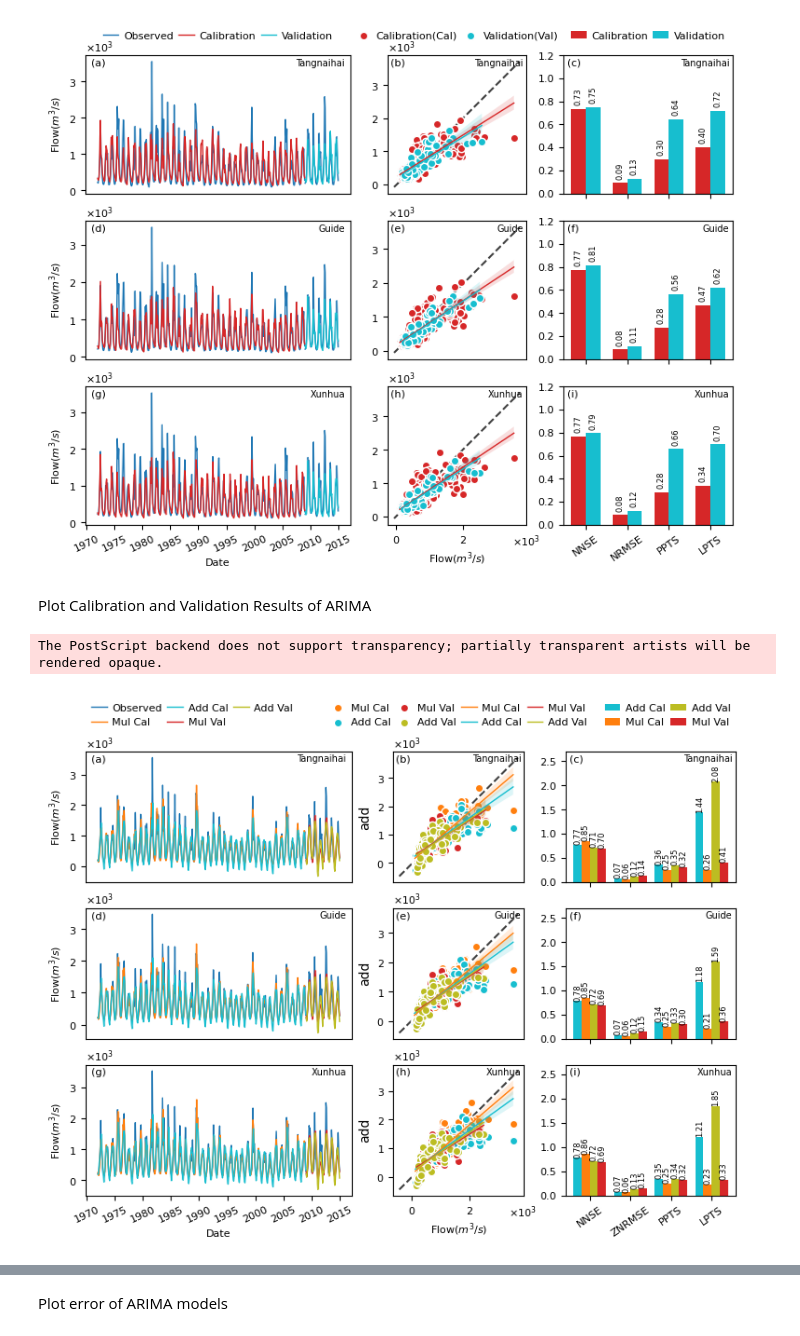
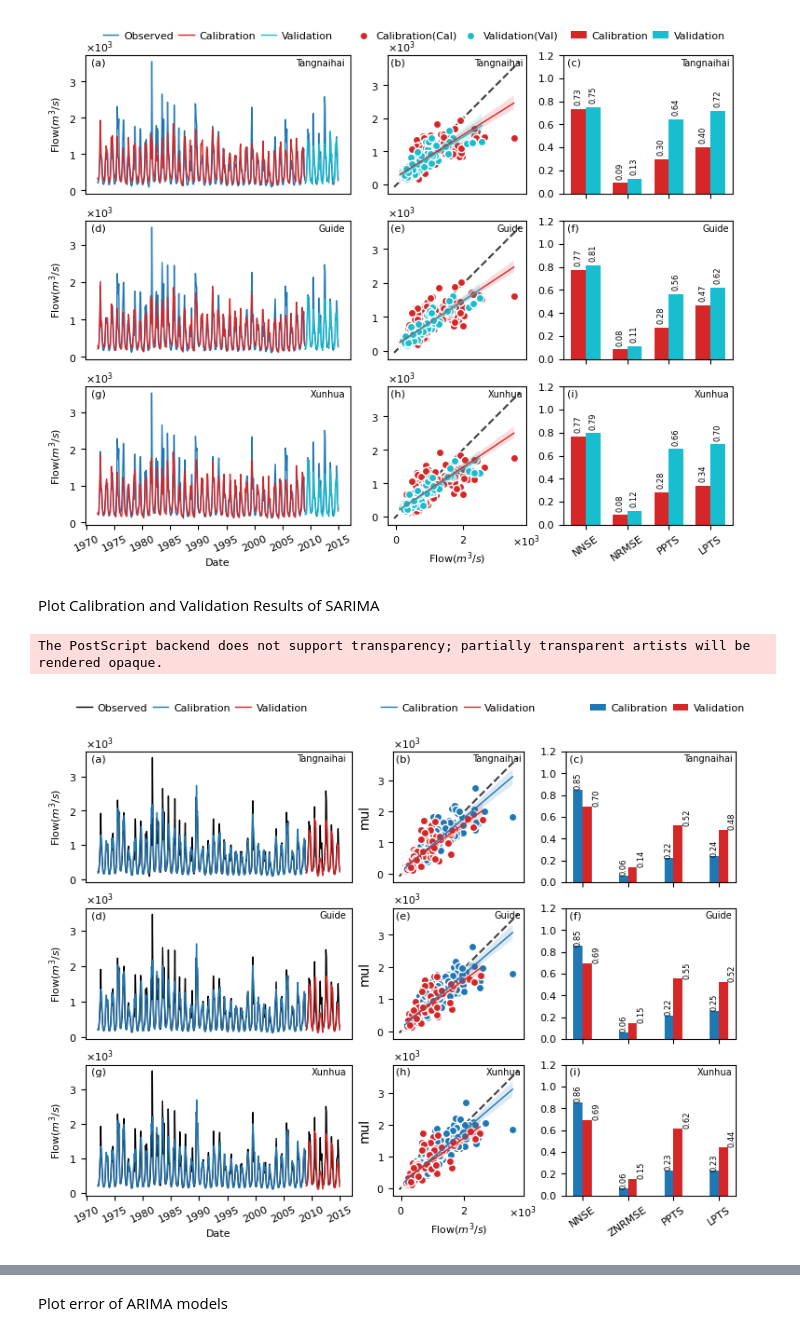
Before and after one commit to zjy8006/IntercomparisonSeasonalFlowPred, a Jupyter notebook: src/plot_results.ipynb, the cells around one changed output, grey strips where cells are left out. Saved outputs shown, nothing was run; the diff lists cells and outputs as text; code cells hidden in the pictures.

```diff
--- a/src/plot_results.ipynb
+++ b/src/plot_results.ipynb
@@ -467,7 +467,7 @@ plt.savefig(f'../figs/SWATPlusCalVal.tif', format='TIFF', dpi=330)
 The PostScript backend does not support transparency; partially transparent artists will be rendered opaque.
 [figure]
 # %% [markdown]
-Plot Calibration and Validation Results of ARIMA
+Plot Calibration and Validation Results of SARIMA
 # %%
 import matplotlib.pyplot as plt
 import pandas as pd
@@ -556,17 +556,17 @@ for hydro_station,axs,letter in zip(hydro_stations,ax_list,letters):
     val_df['mul'] = mul_val['flow(m^3/s)'].values
     val_df['add'] = add_val['flow(m^3/s)'].values
 
-    sns.lineplot(data=cal_df,x=cal_df.index,y='obs',ax=axs[0],color='tab:blue',linewidth=line_width)
-    sns.lineplot(data=val_df,x=val_df.index,y='obs',ax=axs[0],color='tab:blue',linewidth=line_width,label='Observed')
-    sns.lineplot(data=cal_df,x=mul_cal.index,y='mul',ax=axs[0],color='tab:orange',linewidth=line_width,label='Mul Cal')
-    sns.lineplot(data=cal_df,x=add_cal.index,y='add',ax=axs[0],color='tab:cyan',linewidth=line_width,label='Add Cal')
-    sns.lineplot(data=val_df,x=mul_val.index,y='mul',ax=axs[0],color='tab:red',linewidth=line_width,label='Mul Val')
-    sns.lineplot(data=val_df,x=add_val.index,y='add',ax=axs[0],color='tab:olive',linewidth=line_width,label='Add Val')
+    sns.lineplot(data=cal_df,x=cal_df.index,y='obs',ax=axs[0],color='black',linewidth=line_width)
+    sns.lineplot(data=val_df,x=val_df.index,y='obs',ax=axs[0],color='black',linewidth=line_width,label='Observed')
+    sns.lineplot(data=cal_df,x=mul_cal.index,y='mul',ax=axs[0],color='tab:blue',linewidth=line_width,label='Calibration')
+    # sns.lineplot(data=cal_df,x=add_cal.index,y='add',ax=axs[0],color='tab:cyan',linewidth=line_width,label='Add Cal')
+    sns.lineplot(data=val_df,x=mul_val.index,y='mul',ax=axs[0],color='tab:red',linewidth=line_width,label='Validation')
+    # sns.lineplot(data=val_df,x=add_val.index,y='add',ax=axs[0],color='tab:olive',linewidth=line_width,label='Add Val')
 
-    sns.scatterplot(data=cal_df,x='obs',y='mul',ax=axs[1],color='tab:orange',linewidth=line_width,label='Mul Cal')
-    sns.scatterplot(data=cal_df,x='obs',y='add',ax=axs[1],color='tab:cyan',linewidth=line_width,label='Add Cal')
-    sns.scatterplot(data=val_df,x='obs',y='mul',ax=axs[1],color='tab:red',linewidth=line_width,label='Mul Val')
-    sns.scatterplot(data=val_df,x='obs',y='add',ax=axs[1],color='tab:olive',linewidth=line_width,label='Add Val')
+    sns.scatterplot(data=cal_df,x='obs',y='mul',ax=axs[1],color='tab:blue',linewidth=line_width)
+    # sns.scatterplot(data=cal_df,x='obs',y='add',ax=axs[1],color='tab:cyan',linewidth=line_width,label='Add Cal')
+    sns.scatterplot(data=val_df,x='obs',y='mul',ax=axs[1],color='tab:red',linewidth=line_width)
+    # sns.scatterplot(data=val_df,x='obs',y='add',ax=axs[1],color='tab:olive',linewidth=line_width,label='Add Val')
 
     # 添加45度斜线
     lims = [
@@ -576,37 +576,37 @@ for hydro_station,axs,letter in zip(hydro_stations,ax_list,letters):
     axs[1].plot(lims, lims, 'k--', alpha=0.75, zorder=0)
 
     # 添加实测预测散点图线型插值线，分别为校准期和验证期
-    sns.regplot(data=cal_df, x='obs', y='mul', ax=axs[1], scatter=False, color='tab:orange', line_kws={'linewidth': 1}, label='Mul Cal')
-    sns.regplot(data=cal_df, x='obs', y='add', ax=axs[1], scatter=False, color='tab:cyan', line_kws={'linewidth': 1}, label='Add Cal')
-    sns.regplot(data=val_df, x='obs', y='mul', ax=axs[1], scatter=False, color='tab:red', line_kws={'linewidth': 1}, label='Mul Val')
-    sns.regplot(data=val_df, x='obs', y='add', ax=axs[1], scatter=False, color='tab:olive', line_kws={'linewidth': 1}, label='Add Val')
+    sns.regplot(data=cal_df, x='obs', y='mul', ax=axs[1], scatter=False, color='tab:blue', line_kws={'linewidth': 1}, label='Calibration')
+    # sns.regplot(data=cal_df, x='obs', y='add', ax=axs[1], scatter=False, color='tab:cyan', line_kws={'linewidth': 1}, label='Add Cal')
+    sns.regplot(data=val_df, x='obs', y='mul', ax=axs[1], scatter=False, color='tab:red', line_kws={'linewidth': 1}, label='Validation')
+    # sns.regplot(data=val_df, x='obs', y='add', ax=axs[1], scatter=False, color='tab:olive', line_kws={'linewidth': 1}, label='Add Val')
 
     # 在axs[2]中绘制评价指标柱状图
     metrics = ['NNSE', 'ZNRMSE', 'PPTS', 'LPTS']
     x = np.arange(len(metrics))
     width = 0.2
 
-    add_cal_values = [NNSE_dict[hydro_station]['Additive_CAL'], NRMSE_dict[hydro_station]['Additive_CAL'],
-                      PPTS_dict[hydro_station]['Additive_CAL'], LPTS_dict[hydro_station]['Additive_CAL']]
+    # add_cal_values = [NNSE_dict[hydro_station]['Additive_CAL'], NRMSE_dict[hydro_station]['Additive_CAL'],
+    #                   PPTS_dict[hydro_station]['Additive_CAL'], LPTS_dict[hydro_station]['Additive_CAL']]
     mul_cal_values = [NNSE_dict[hydro_station]['Multiplicative_CAL'], NRMSE_dict[hydro_station]['Multiplicative_CAL'],
                       PPTS_dict[hydro_station]['Multiplicative_CAL'], LPTS_dict[hydro_station]['Multiplicative_CAL']]
-    add_val_values = [NNSE_dict[hydro_station]['Additive_VAL'], NRMSE_dict[hydro_station]['Additive_VAL'],
-                      PPTS_dict[hydro_station]['Additive_VAL'], LPTS_dict[hydro_station]['Additive_VAL']]
+    # add_val_values = [NNSE_dict[hydro_station]['Additive_VAL'], NRMSE_dict[hydro_station]['Additive_VAL'],
+    #                   PPTS_dict[hydro_station]['Additive_VAL'], LPTS_dict[hydro_station]['Additive_VAL']]
     mul_val_values = [NNSE_dict[hydro_station]['Multiplicative_VAL'], NRMSE_dict[hydro_station]['Multiplicative_VAL'],
                       PPTS_dict[hydro_station]['Multiplicative_VAL'], LPTS_dict[hydro_station]['Multiplicative_VAL']]
 
-    axs[2].bar(x - 1.5*width, add_cal_values, width, label='Add Cal', color='tab:cyan')
-    axs[2].bar(x - 0.5*width, mul_cal_values, width, label='Mul Cal', color='tab:orange')
-    axs[2].bar(x + 0.5*width, add_val_values, width, label='Add Val', color='tab:olive')
-    axs[2].bar(x + 1.5*width, mul_val_values, width, label='Mul Val', color='tab:red')
+    # axs[2].bar(x - 1.5*width, add_cal_values, width, label='Add Cal', color='tab:cyan')
+    axs[2].bar(x - 0.5*width, mul_cal_values, width, label='Calibration', color='tab:blue')
+    # axs[2].bar(x + 0.5*width, add_val_values, width, label='Add Val', color='tab:olive')
+    axs[2].bar(x + 0.5*width, mul_val_values, width, label='Validation', color='tab:red')
 
     # 添加竖向的数值标签
-    for i, v in enumerate(add_cal_values):
-        axs[2].text(x[i] - 1.5*width, v, f'{v:.2f}', ha='center', va='bottom', rotation=90, fontsize=font_size-2)
+    # for i, v in enumerate(add_cal_values):
+    #     axs[2].text(x[i] - 1.5*width, v, f'{v:.2f}', ha='center', va='bottom', rotation=90, fontsize=font_size-2)
     for i, v in enumerate(mul_cal_values):
         axs[2].text(x[i] - 0.5*width, v, f'{v:.2f}', ha='center', va='bottom', rotation=90, fontsize=font_size-2)
-    for i, v in enumerate(add_val_values):
-        axs[2].text(x[i] + 0.5*width, v, f'{v:.2f}', ha='center', va='bottom', rotation=90, fontsize=font_size-2)
+    # for i, v in enumerate(add_val_values):
+    #     axs[2].text(x[i] + 0.5*width, v, f'{v:.2f}', ha='center', va='bottom', rotation=90, fontsize=font_size-2)
     for i, v in enumerate(mul_val_values):
         axs[2].text(x[i] + 1.5*width, v, f'{v:.2f}', ha='center', va='bottom', rotation=90, fontsize=font_size-2)
 
@@ -618,7 +618,7 @@ for hydro_station,axs,letter in zip(hydro_stations,ax_list,letters):
     axs[2].set_xticks(x)
     axs[2].set_xticklabels(metrics, fontsize=font_size-1, rotation=25)
     axs[2].tick_params(axis='y', labelsize=font_size)
-    axs[2].set_ylim(0, 2.7)
+    axs[2].set_ylim(0, 1.2)
 
     axs[0].set_xlabel('Date', fontsize=font_size)
     axs[0].set_ylabel('Flow($m^3/s$)', fontsize=font_size)
@@ -650,7 +650,7 @@ for hydro_station,axs,letter in zip(hydro_stations,ax_list,letters):
                       labelspacing=0.5)
     else:
         axs[0].get_legend().remove()
-        axs[1].get_legend().remove()
+        # axs[1].get_legend().remove()
         axs[2].get_legend().remove()
 
 
@@ -683,32 +683,32 @@ for hydro_station,axs,letter in zip(hydro_stations,ax_list,letters):
     axs[1].xaxis.offsetText.set_va('bottom')  # 设置垂直对齐方式为底部
     axs[1].xaxis.offsetText.set_ha('right')   # 设置水平对齐方式为右侧
 
     # 根据测站情况设置axs[1]的标签
     # 根据测站情况设置axs[1]的标签
     if hydro_station in ['Tangnaihai', 'Guide']:
         axs[0].xaxis.set_ticklabels([])
         axs[0].xaxis.set_ticks([])
         axs[0].set_xlabel('')
     if hydro_station in ['Tangnaihai', 'Guide']:
         axs[1].set_xlabel('')
         axs[1].xaxis.set_ticks([])
         axs[1].set_xticklabels([])  # 不显示xticklabel
     else:
         axs[1].set_xlabel('Flow($m^3/s$)', fontsize=font_size)
 
     if hydro_station not in ['Tangnaihai', 'Guide']:
         axs[2].set_xticklabels(metrics, fontsize=font_size, rotation=35)
     else:
         axs[2].set_xticklabels([])
 
 
 
     # 调整子图之间的间距和边距
 plt.subplots_adjust(left=0.05, right=0.98, top=0.90, bottom=0.08, wspace=0.3, hspace=0.2)
 plt.savefig(f'../figs/ARIMACalVal.png',format='png',dpi=300)
 plt.savefig(f'../figs/ARIMACalVal.eps',format='eps',dpi=1000)
 plt.savefig(f'../figs/ARIMACalVal.tif', format='TIFF', dpi=330)
 # %% [output]
 The PostScript backend does not support transparency; partially transparent artists will be rendered opaque.
-[figure, old version]
+[figure, new version]
 # %% [markdown]
```
Also changed, not shown: parts of 2 cells of this notebook, 34 other files.
